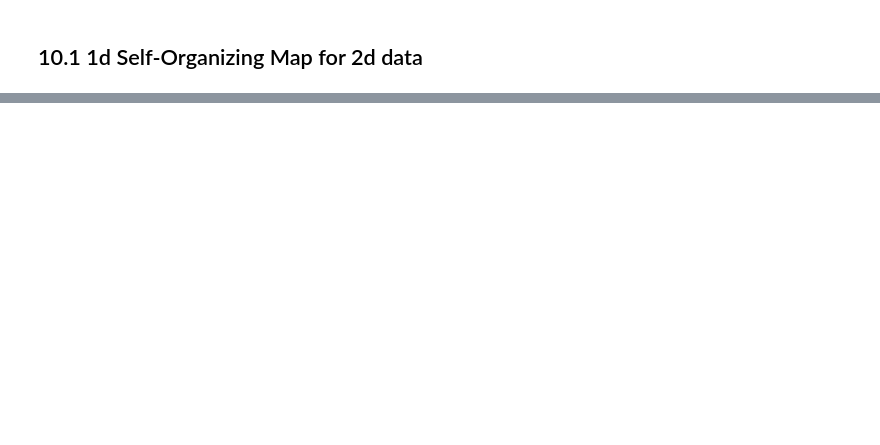
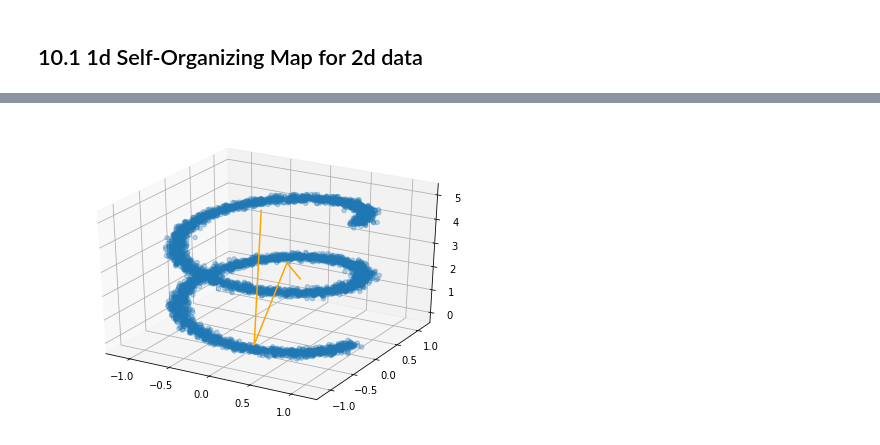
Before and after one commit to muellerfelix/mi-2, a Jupyter notebook: hw-10/HW-10.ipynb, the cells around one changed output, grey strips where cells are left out. Saved outputs shown, nothing was run; the diff lists cells and outputs as text; code cells hidden in the pictures; blank space fills up the shorter version.

```diff
--- a/hw-10/HW-10.ipynb
+++ b/hw-10/HW-10.ipynb
@@ -52,0 +124,9 @@ kohonen_map(data, 4, 5, 1)
+# %%
+fig = plt.figure()
+ax = Axes3D(fig)
+
+ax.scatter(spiral[:,0], spiral[:, 1], spiral[:,2], alpha=0.3)
+ax.plot(ps[:,0], ps[:, 1], ps[:,2], color='orange')
+plt.show()
+# %% [output]
+[figure, added]
```
Also changed, not shown: parts of 14 cells of this notebook.
